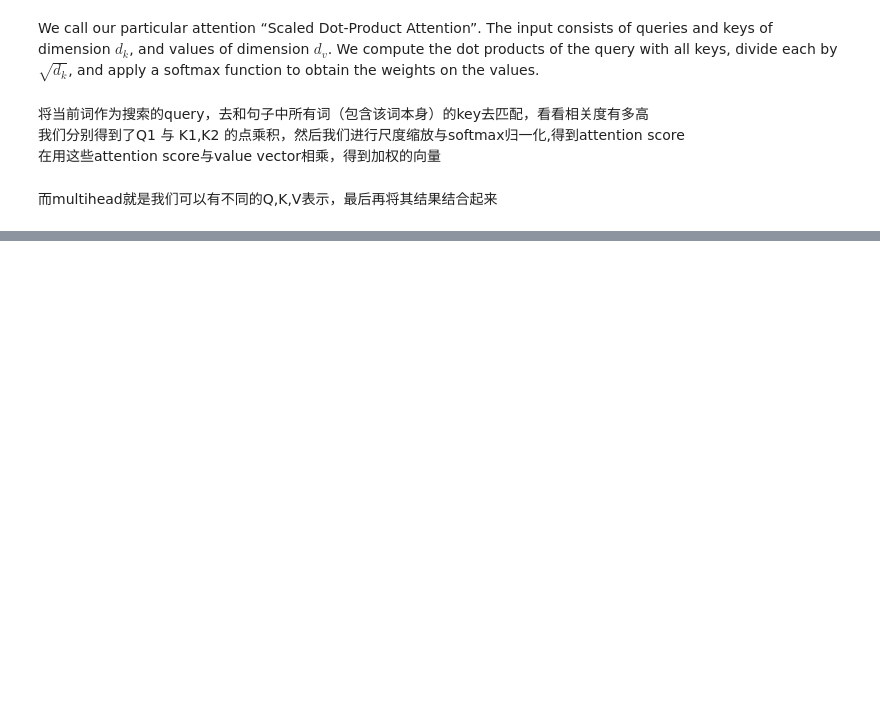
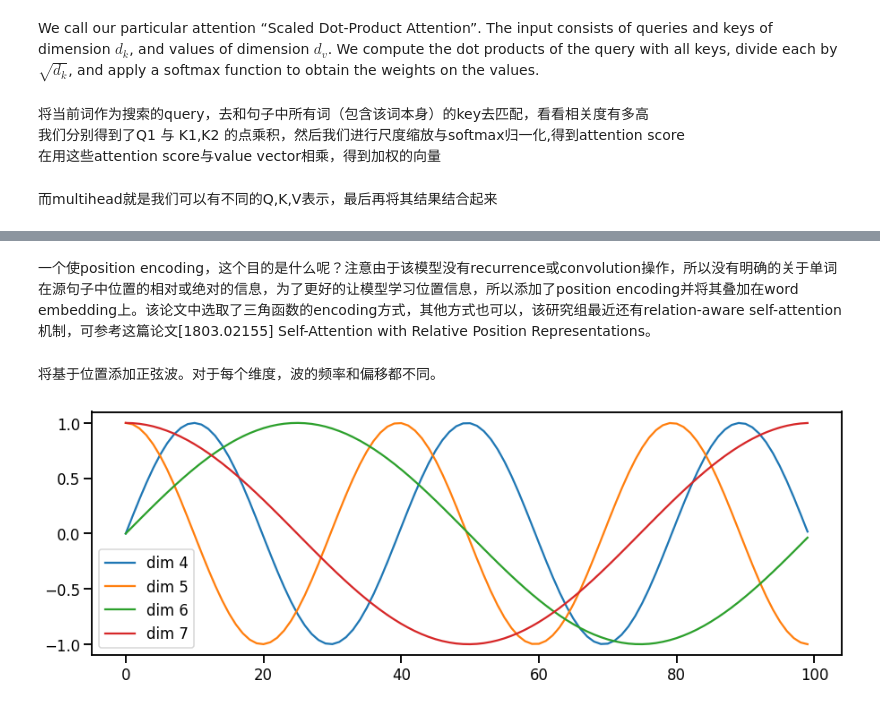
Before and after one commit to Hannah1123/Learning_Attention_is_all_you_need, a Jupyter notebook: attention.ipynb, the cells around one changed output, grey strips where cells are left out. Cells and saved outputs as stored; diff of their text form; code cells hidden in the pictures; blank space fills up the shorter version.

```diff
--- a/attention.ipynb
+++ b/attention.ipynb
@@ -289,0 +340,31 @@ class MultiHeadedAttention(nn.Module):
+# %% [markdown]
+一个使position encoding，这个目的是什么呢？注意由于该模型没有recurrence或convolution操作，所以没有明确的关于单词在源句子中位置的相对或绝对的信息，为了更好的让模型学习位置信息，所以添加了position encoding并将其叠加在word embedding上。该论文中选取了三角函数的encoding方式，其他方式也可以，该研究组最近还有relation-aware self-attention机制，可参考这篇论文[1803.02155] Self-Attention with Relative Position Representations。
+# %%
+class PositionalEncoding(nn.Module):
+  def __init__(self,d_model, dropout, max_len=5000):
+    super(PositionalEncoding, self).__init__()
+    self.dropout = nn.Dropout(p=dropout)
+
+    #在对数空间中计算positional encoding
+    pe = torch.zeros(max_len, d_model)
+    position = torch.arange(0, max_len).unsqueeze(1)
+    div_term = torch.exp(torch.arange(0, d_model, 2)*-(math.log(10000.0) / d_model))
+    pe[:, 0::2] = torch.sin(position * div_term)
+    pe[:, 1::2] = torch.cos(position * div_term)
+    pe = pe.unsqueeze(0)
+    self.register_buffer('pe', pe)
+
+  def forward(self, x):
+    x = x + Variable(self.pe[:, :x.size(1)], requires_grad=False)
+    return self.dropout(x)
+# %% [markdown]
+将基于位置添加正弦波。对于每个维度，波的频率和偏移都不同。
+# %%
+plt.figure(figsize=(15, 5))
+pe = PositionalEncoding(20, 0)
+y = pe.forward(Variable(torch.zeros(1, 100, 20)))
+plt.plot(np.arange(100), y[0, :, 4:8].data.numpy())
+plt.legend(["dim %d"%p for p in [4,5,6,7]])
+None
+# %% [output]
+[figure, added]
```
Also changed, not shown: parts of 11 cells of this notebook.
